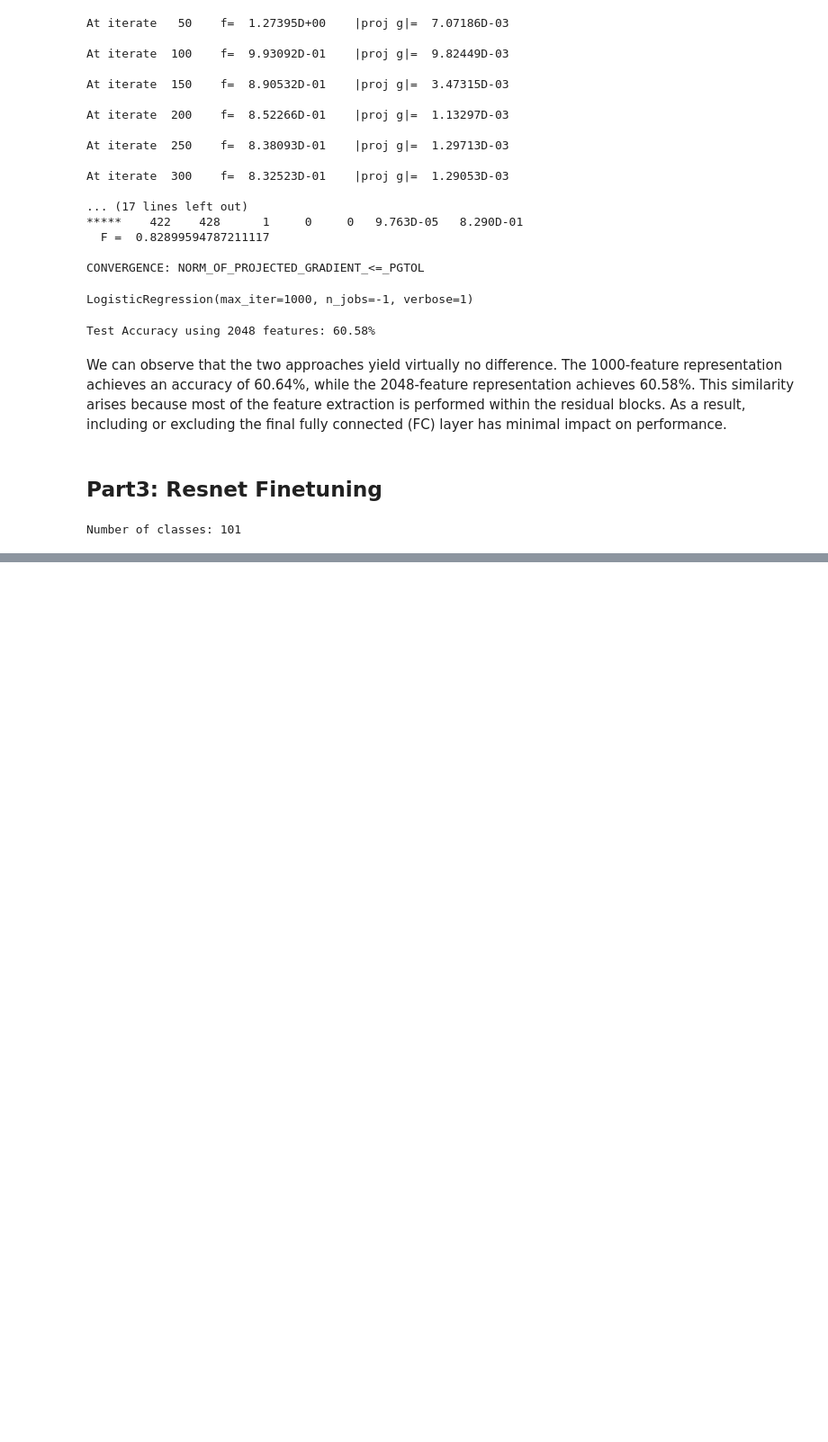
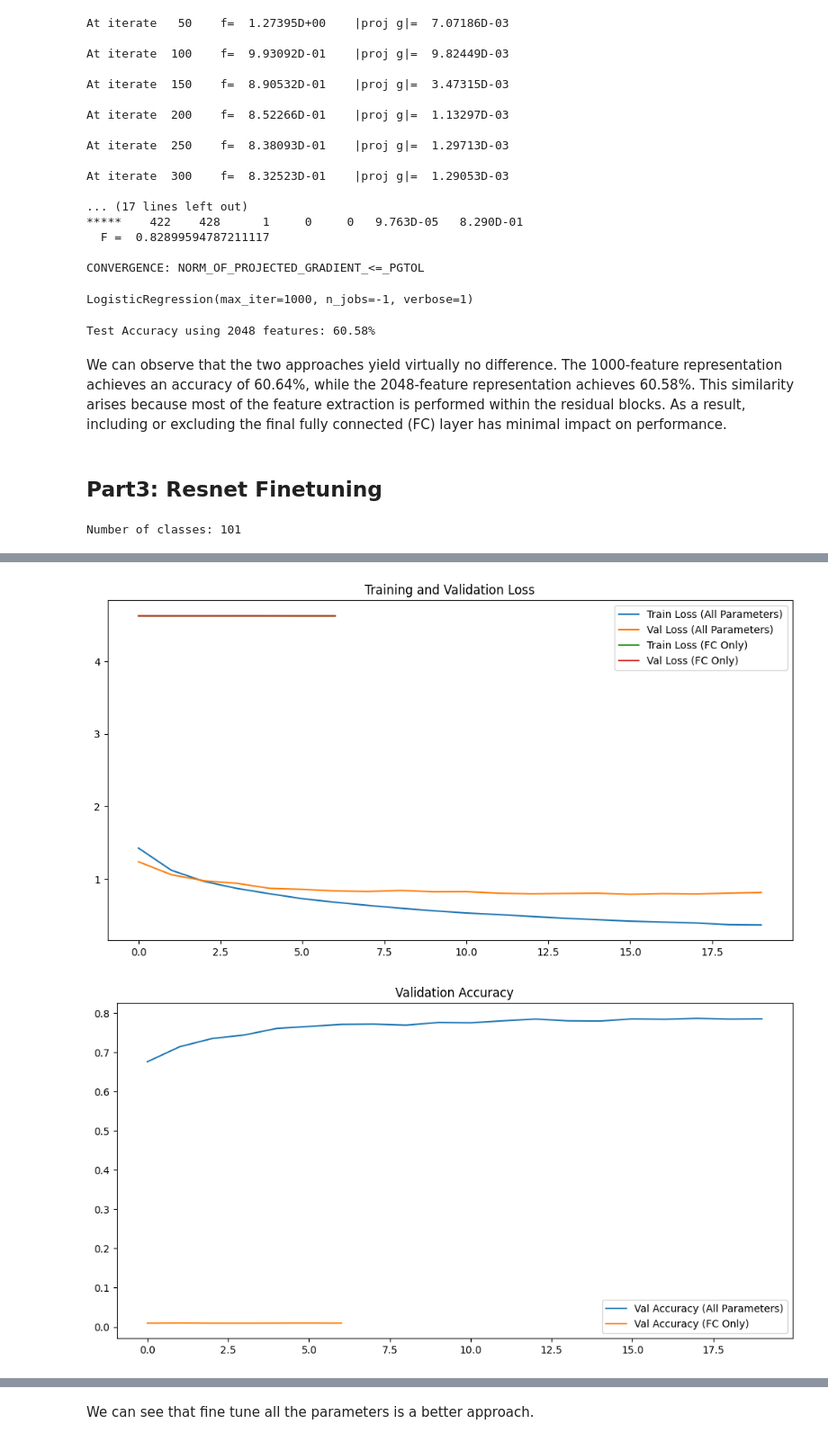
Before and after one commit to namwoam/sldl, a Jupyter notebook: hw3/report.ipynb, the cells around one changed output, grey strips where cells are left out. Shown: that part at 90% size. Drawn from its saved outputs; the diff is of its cells as text; code cells hidden in the pictures; blank space fills up the shorter version.

```diff
--- a/hw3/report.ipynb
+++ b/hw3/report.ipynb
@@ -225,7 +260,7 @@ resnet50 = models.resnet50(weights="IMAGENET1K_V2")
 resnet50.fc = nn.Linear(2048, num_classes)  # 替換最後一層
 
 # set the device to GPU
-device = torch.device("mps" if torch.cuda.is_available() else "cpu")
+device = torch.device("cuda" if torch.cuda.is_available() else "cpu")
 resnet50 = resnet50.to(device)
 # %%
 optimizer = torch.optim.Adam(resnet50.parameters(), lr=1e-4)
@@ -244,18 +279,18 @@ def train_and_evaluate(
     optimizer,
     criterion,
     scheduler,
-    num_epochs=100,
+    num_epochs=20,
     patience=5,
 ):
     best_val_f1 = 0
     patience_counter = 0
     train_losses, val_losses, val_accuracies, val_f1s = [], [], [], []
 
-    for epoch in tqdm(range(num_epochs), desc="Training", total=num_epochs):
+    for epoch in range(num_epochs):
         # 訓練階段
         model.train()
         running_loss = 0
-        for inputs, targets in trainloader:
+        for inputs, targets in tqdm(trainloader, desc="Epoch {}".format(epoch + 1)):
             inputs, targets = inputs.to(device), targets.to(device)
             optimizer.zero_grad()
             outputs = model(inputs)
@@ -313,0 +377,8 @@ train_losses_all, val_losses_all, val_accs_all, val_f1s_all = train_and_evaluate
+# %%
+optimizer = torch.optim.Adam(resnet50.fc.parameters(), lr=1e-3)
+criterion = nn.CrossEntropyLoss()
+scheduler = torch.optim.lr_scheduler.ReduceLROnPlateau(optimizer, mode='min', patience=3, factor=0.1)
+# %%
+train_losses_fc, val_losses_fc, val_accs_fc, val_f1s_fc = train_and_evaluate(
+    resnet50, trainloader, validloader, optimizer, criterion, scheduler, num_epochs=10
+)
@@ -313,0 +394,31 @@ train_losses_all, val_losses_all, val_accs_all, val_f1s_all = train_and_evaluate
+# %%
+import matplotlib.pyplot as plt
+
+# Loss graph
+plt.figure(figsize=(12, 6))
+plt.plot(train_losses_all, label="Train Loss (All Parameters)")
+plt.plot(val_losses_all, label="Val Loss (All Parameters)")
+plt.plot(train_losses_fc, label="Train Loss (FC Only)")
+plt.plot(val_losses_fc, label="Val Loss (FC Only)")
+plt.legend()
+plt.title("Training and Validation Loss")
+plt.show()
+
+# Accuracy graph
+plt.figure(figsize=(12, 6))
+plt.plot(val_accs_all, label="Val Accuracy (All Parameters)")
+plt.plot(val_accs_fc, label="Val Accuracy (FC Only)")
+plt.legend()
+plt.title("Validation Accuracy")
+plt.show()
+
+# Macro F1 graph
+plt.figure(figsize=(12, 6))
+plt.plot(val_f1s_all, label="Val Macro F1 (All Parameters)")
+plt.plot(val_f1s_fc, label="Val Macro F1 (FC Only)")
+plt.legend()
+plt.title("Validation Macro F1")
+plt.show()
+# %% [output]
+[figure, added]
+[figure, added]
@@ -313,0 +426,2 @@ train_losses_all, val_losses_all, val_accs_all, val_f1s_all = train_and_evaluate
+# %% [markdown]
+We can see that fine tune all the parameters is a better approach.
```
Also changed, not shown: parts of 7 cells of this notebook, 4 other files.
